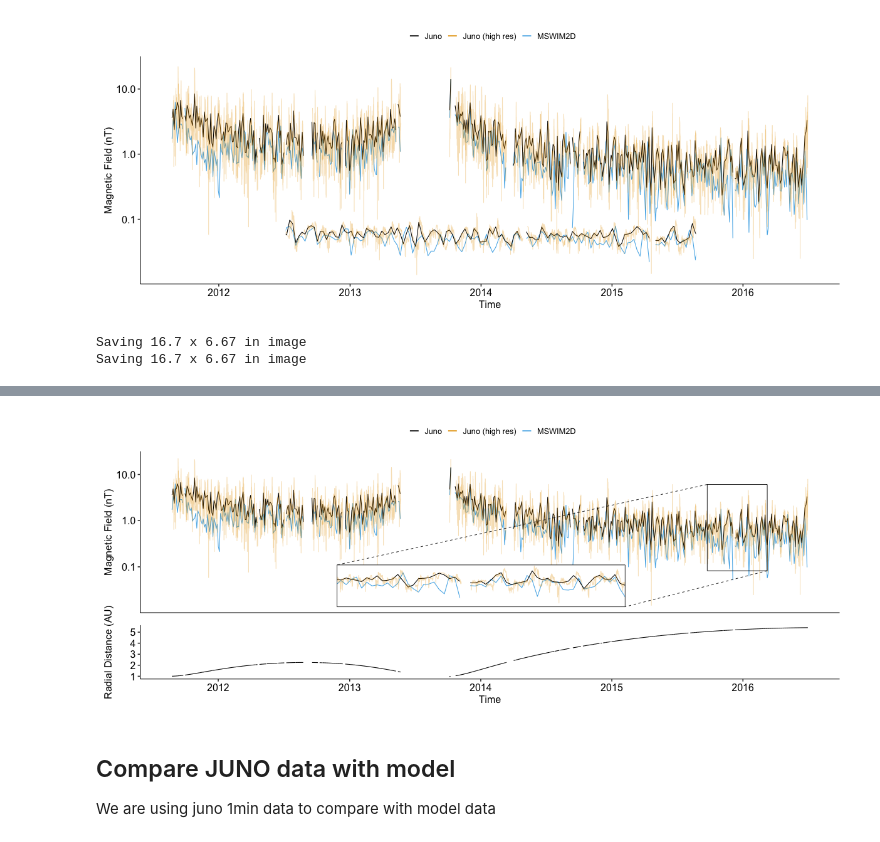
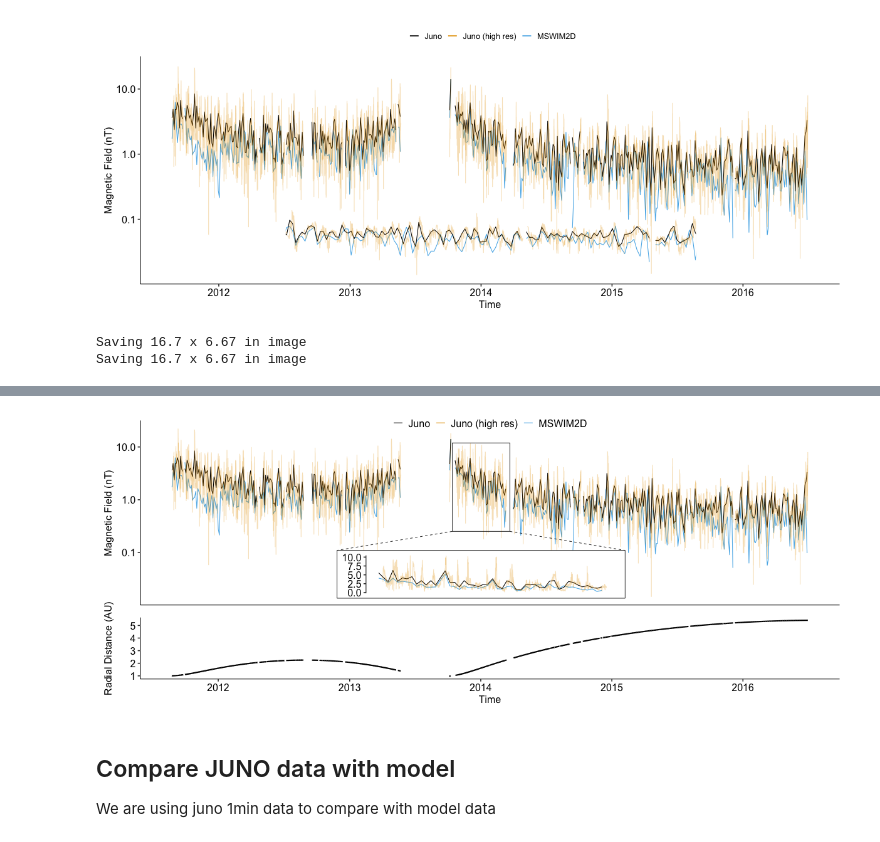
Before and after one commit to Beforerr/discontinuitypy, a Jupyter notebook: notebooks/analysis/20_model.ipynb, the cells around one changed output, grey strips where cells are left out. Saved outputs shown, nothing was run; the diff lists cells and outputs as text; code cells hidden in the pictures.

Commit message:
update figures

```diff
--- a/notebooks/analysis/20_model.ipynb
+++ b/notebooks/analysis/20_model.ipynb
@@ -209,7 +204,7 @@ juno_b_col <- "Juno"
 
 alpha <- 0.3
 
-filename <- "juno_validation"
+filename <- "model/juno_model_validation"
 
 
 magnetic_field_plot <- ggplot(data = df_avg, aes(x = .data[[time_column]])) +
@@ -245,25 +240,29 @@ magnetic_field_plot <- ggplot(data = df_avg, aes(x = as.numeric(.data[[time_colu
 # Computation failed in `stat_magnify()`
 # ! no applicable method for 'find_bounds' applied to an object of class "c('POSIXct', 'POSIXt')"
 
-from <- c(xmin = as.numeric(as.POSIXct("2015-10-01")), xmax = as.numeric(as.POSIXct("2016-03-01")), ymin = 0.1, ymax = 5)
+from <- c(xmin = as.numeric(as.POSIXct("2013-10-20")), xmax = as.numeric(as.POSIXct("2014-03-15")), ymin = 0.3, ymax = 10)
 to <- c(xmin = as.numeric(as.POSIXct("2013-01-01")), xmax = as.numeric(as.POSIXct("2015-01-01")), ymin = 0.015, ymax = 0.1)
 
-p1 <- magnetic_field_plot + geom_magnify(from = from, to = to)  + theme(
+p1 <- magnetic_field_plot + geom_magnify(from = from, to = to, recompute = TRUE, axes="y")  +
+  guides(color = guide_legend(nrow = 1)) +
+  theme(
     axis.title.x = element_blank(),
     axis.text.x = element_blank(),
     axis.ticks.x = element_blank(),
+    legend.position = c(0.5, 1),   # Center top inside the plot
+    legend.text = element_text(size = 16)
   )
 
 # Create the radial distance plot (similar to panel02)
 p2 <- ggplot(df, aes(x = .data[[time_column]], y = radial_distance)) +
-  geom_line() +
+  geom_line(linewidth=1) +
   labs(x="Time", y = "Radial Distance (AU)") +
   theme_pubr(base_size = 16)
 
 p <- p1 + p2 + plot_layout(heights = c(3, 1))
 
 save_plot(filename)
-p
+print(p)
 # %% [output]
 Saving 16.7 x 6.67 in image
 Saving 16.7 x 6.67 in image
@@ -275,5 +271,5 @@ Warning: stack imbalance in 'lapply', 112 then 111
 [interactive output not drawn]
-[figure, old version]
+[figure, new version]
 # %% [markdown]
 ## Compare JUNO data with model
 
```
Also changed, not shown: parts of 7 cells of this notebook, 6 other files.
